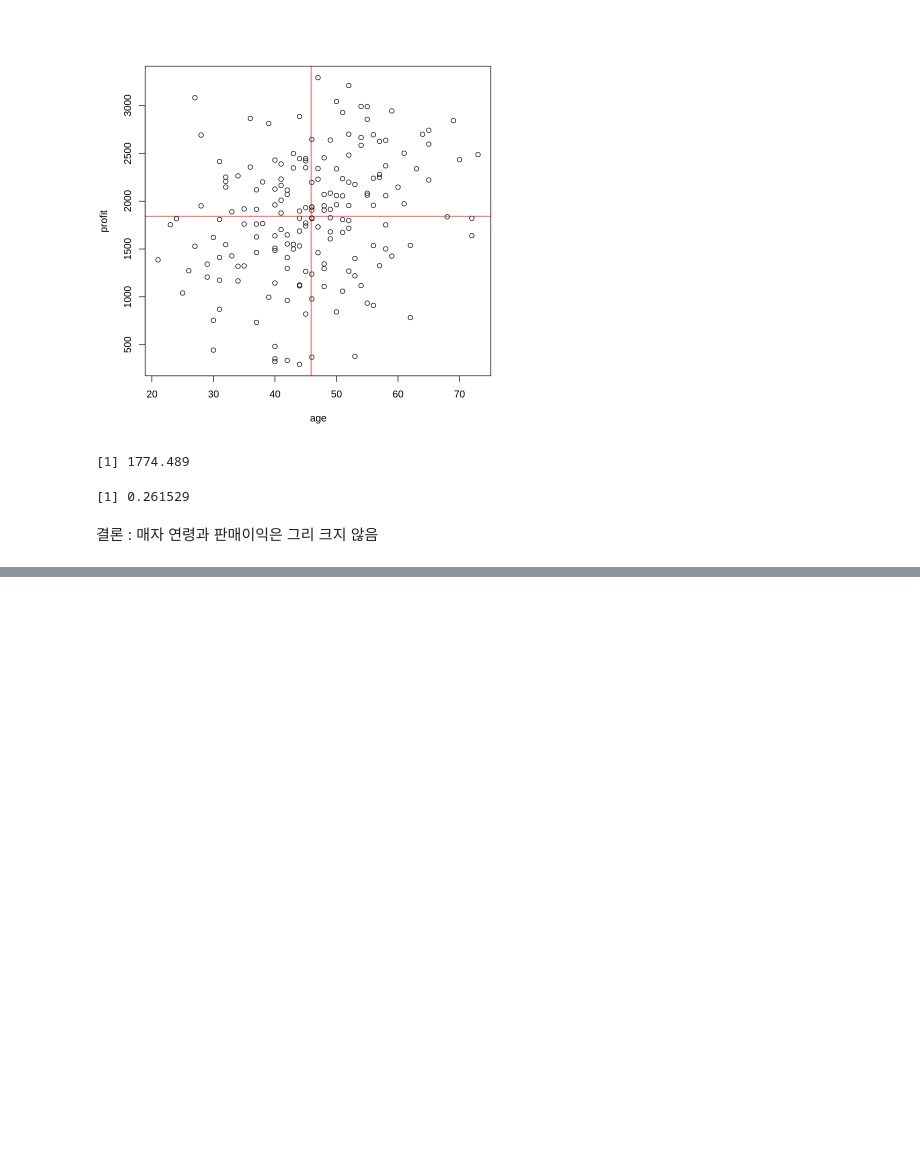
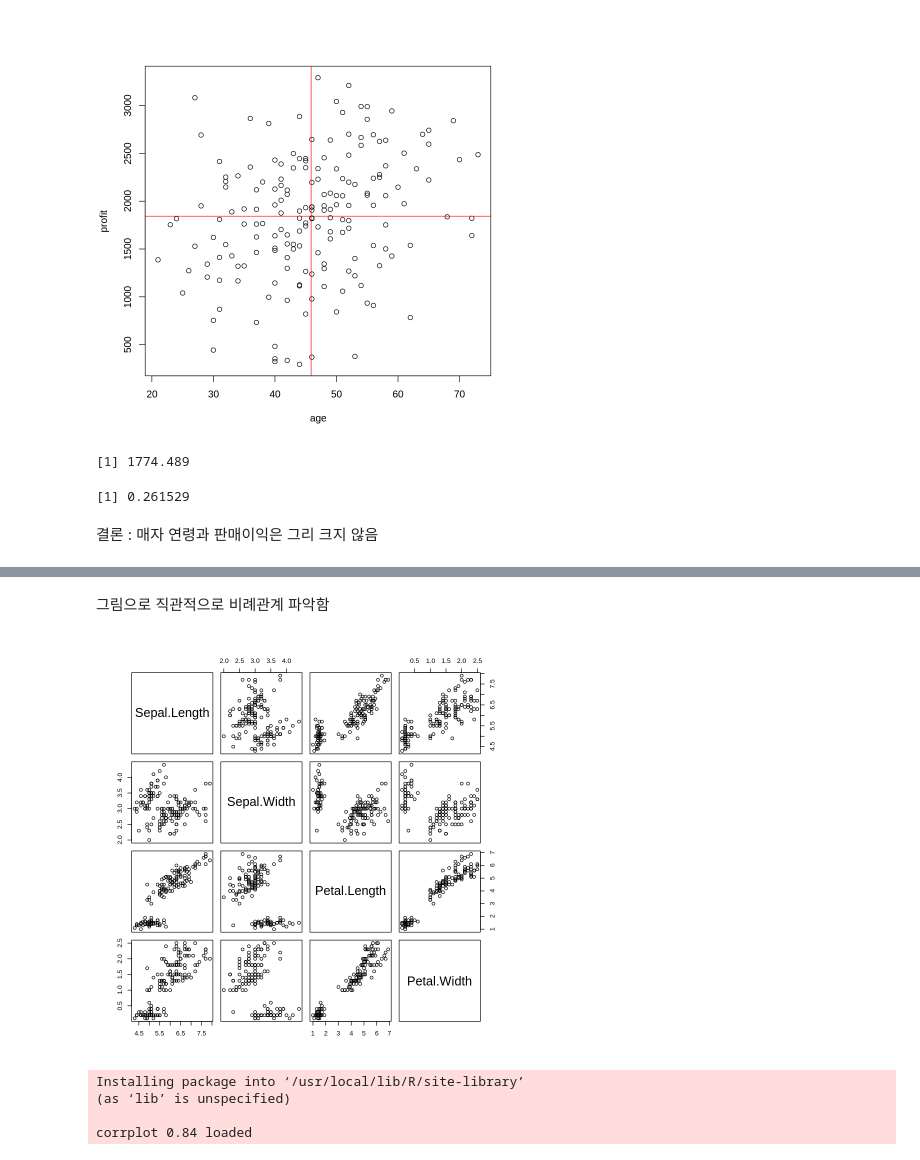
Before and after one commit to gyujin0450/Rstudy, a Jupyter notebook: R14_002.ipynb, the cells around one changed output, grey strips where cells are left out. Drawn from its saved outputs; the diff is of its cells as text; code cells hidden in the pictures; blank space fills up the shorter version.

```diff
--- a/R14_002.ipynb
+++ b/R14_002.ipynb
@@ -130,0 +194,14 @@ cor(age, profit) # 0.3 ~ 0.1 : 약한 양의 상관관계 있음
+# %% [markdown]
+그림으로 직관적으로 비례관계 파악함
+# %%
+plot(iris[,1:4]) # 종속변수 제외, Sepal.Length/Petal.Length, Petal.Length/Petal.Length
+# %% [output]
+[figure, added]
+# %%
+install.packages("corrplot")
+library(corrplot)
+# %% [output]
+Installing package into ‘/usr/local/lib/R/site-library’
+(as ‘lib’ is unspecified)
+
+corrplot 0.84 loaded
```
Also changed, not shown: parts of 21 cells of this notebook.
